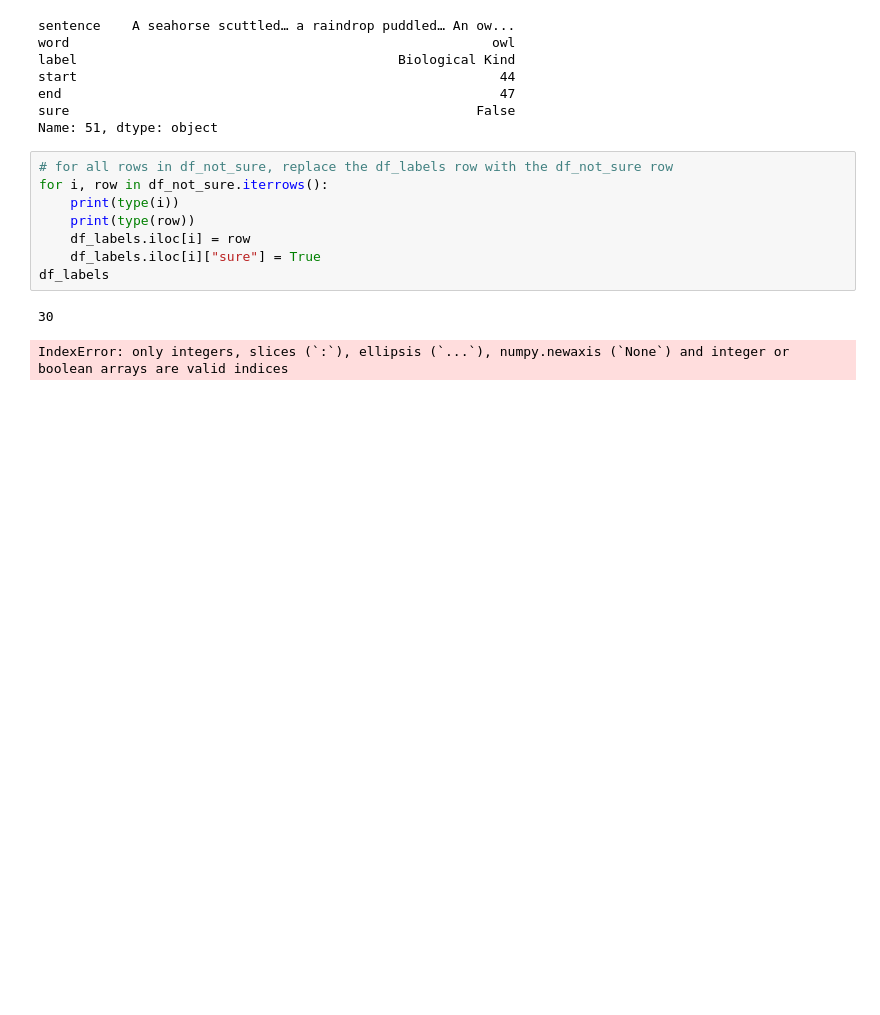
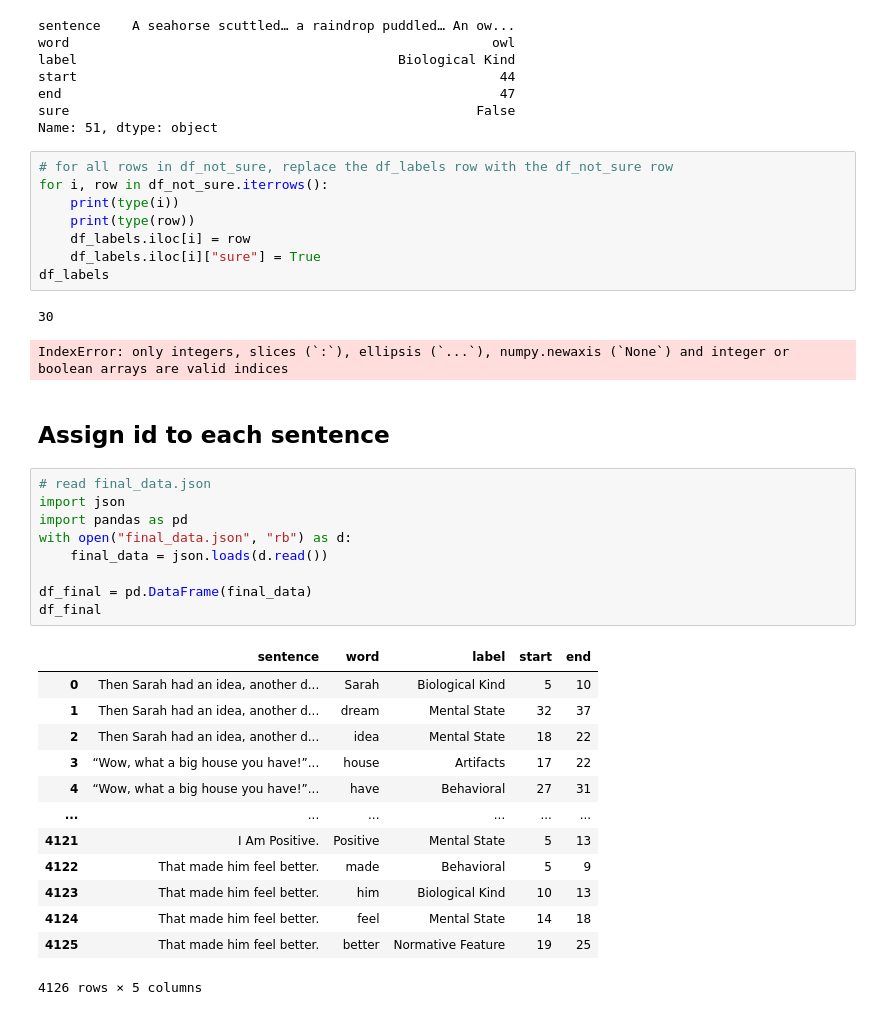
Before and after one commit to phillian-sp/ner_playground, a Jupyter notebook: data/preprocessing/process.ipynb, the cells around one changed output. Drawn from its saved outputs; the diff is of its cells as text; blank space fills up the shorter version.

```diff
--- a/data/preprocessing/process.ipynb
+++ b/data/preprocessing/process.ipynb
@@ -211,3 +211,28 @@ df_labels
 # %% [output]
 30
 IndexError: only integers, slices (`:`), ellipsis (`...`), numpy.newaxis (`None`) and integer or boolean arrays are valid indices
+# %% [markdown]
+## Assign id to each sentence
+# %%
+# read final_data.json
+import json
+import pandas as pd
+with open("final_data.json", "rb") as d:
+    final_data = json.loads(d.read())
+
+df_final = pd.DataFrame(final_data)
+df_final
+# %% [output]
+|  | sentence | word | label | start | end |
+| 0 | Then Sarah had an idea, another d... | Sarah | Biological Kind | 5 | 10 |
+| 1 | Then Sarah had an idea, another d... | dream | Mental State | 32 | 37 |
+| 2 | Then Sarah had an idea, another d... | idea | Mental State | 18 | 22 |
+| 3 | “Wow, what a big house you have!”... | house | Artifacts | 17 | 22 |
+| 4 | “Wow, what a big house you have!”... | have | Behavioral | 27 | 31 |
+| ... | ... | ... | ... | ... | ... |
+| 4121 | I Am Positive. | Positive | Mental State | 5 | 13 |
+| 4122 | That made him feel better. | made | Behavioral | 5 | 9 |
+| 4123 | That made him feel better. | him | Biological Kind | 10 | 13 |
+| 4124 | That made him feel better. | feel | Mental State | 14 | 18 |
+| 4125 | That made him feel better. | better | Normative Feature | 19 | 25 |
+4126 rows × 5 columns
```
Also changed, not shown: parts of 2 cells of this notebook, 5 other files.
